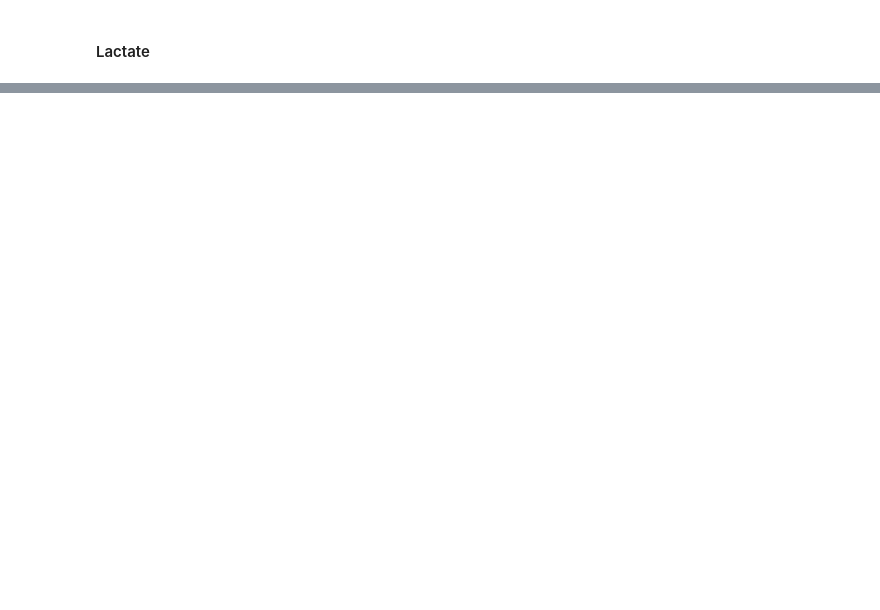
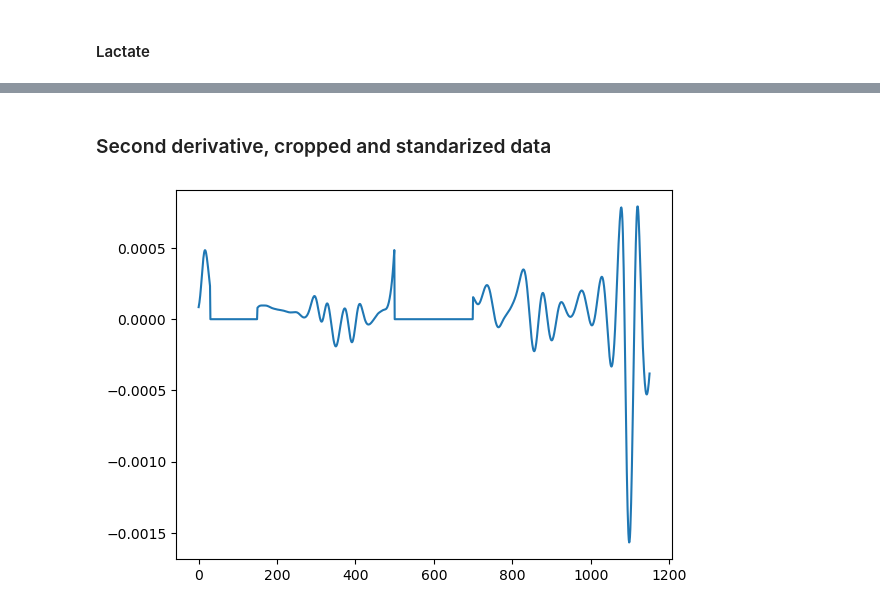
Before and after one commit to AlvaroGarciaEspinosa/ThesisCode, a Jupyter notebook: main_code.ipynb, the cells around one changed output, grey strips where cells are left out. Saved outputs shown, nothing was run; the diff lists cells and outputs as text; code cells hidden in the pictures; blank space fills up the shorter version.

```diff
--- a/main_code.ipynb
+++ b/main_code.ipynb
@@ -2895,0 +3361,18 @@ for i in range(2):
+# %% [markdown]
+### Second derivative, cropped and standarized data
+# %%
+U_filter = np.ones(np.shape(X_deriv))
+
+''' Applying the filter to the two wavelength regions
+# Wavelength 1350 - 2499 nm - indices 0 - 1150
+# Regions of wavelength being zeroed.
+## R1 - 1380-1480 nm - 30:130
+## R2 - 1850 - 2050 nm - 500:700
+'''
+U_filter[:,30:150] = 0
+U_filter[:,500:700] = 0
+
+#Apply filter
+X_filtered = X_deriv*U_filter
+
+#print(X_test*U_test)
@@ -2895,0 +3381,5 @@ for i in range(2):
+# %%
+plt.plot(X_filtered[0])
+plt.show()
+# %% [output]
+[figure, added]
```
Also changed, not shown: parts of 78 cells of this notebook, 3 other files.
